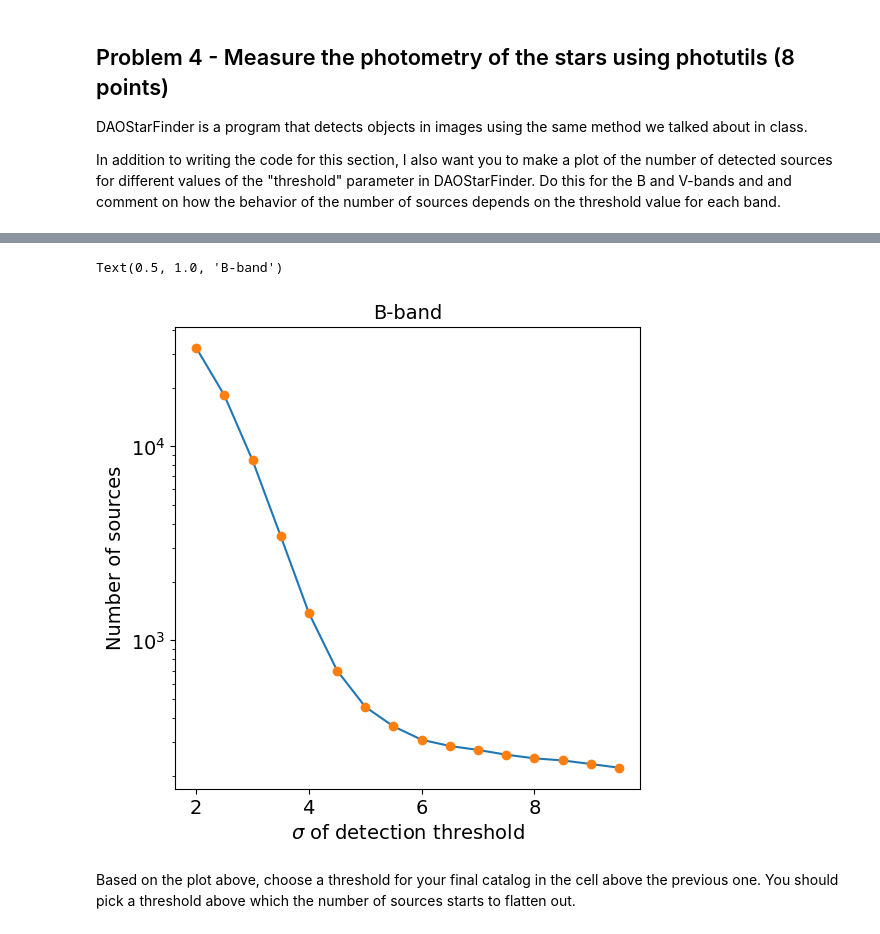
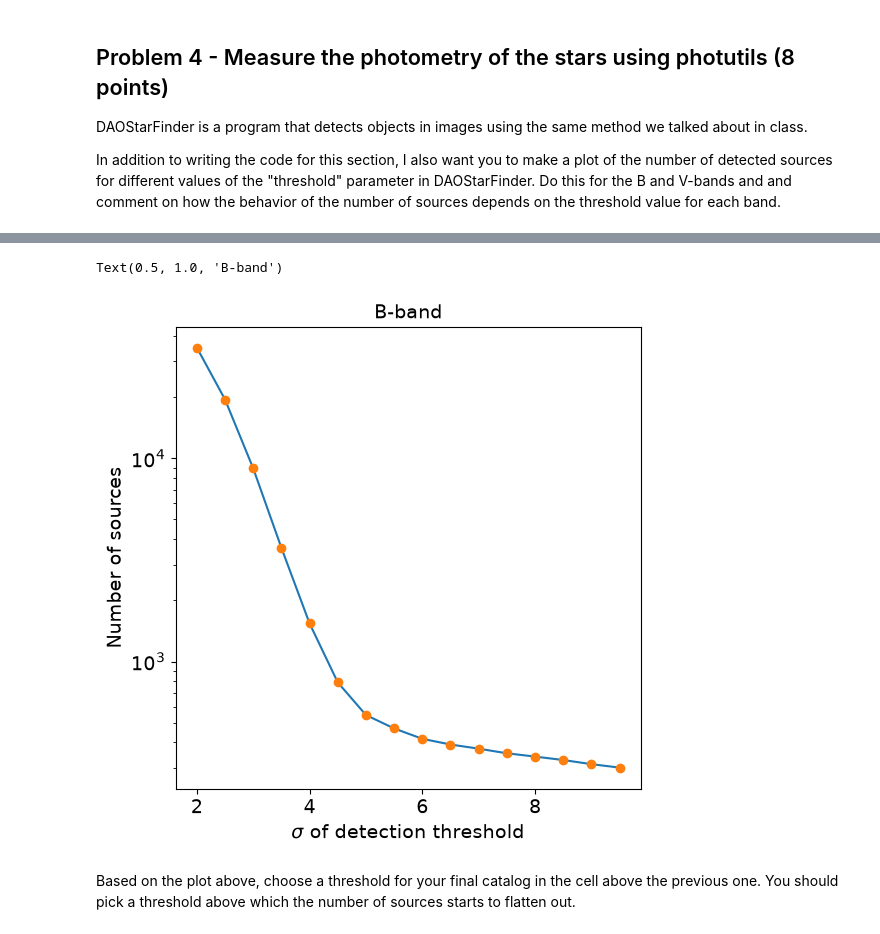
Before and after one commit to j798h711/Cluster_photometry, a Jupyter notebook: cluster_photometry_student.ipynb, the cells around one changed output, grey strips where cells are left out. Cells and saved outputs as stored; diff of their text form; code cells hidden in the pictures.

Commit message:
Add files via upload
Changes made as of 11/4/26 12:51: Completed part 3, started part 4.

```diff
--- a/cluster_photometry_student.ipynb
+++ b/cluster_photometry_student.ipynb
@@ -335,32 +421,32 @@ NameError: name 'DAOStarFinder' is not defined
 # %%
 #This makes a plot of the number of sources for different detection thresholds for the B-band
 #set up an array of thresholds
 thresharr = np.arange(2.,10.,0.5)
 
 #initialize an array that will hold the number of sources that are detected at each threshold
 nsources_b = np.zeros(len(thresharr))
 
 #loop through the thresholds to find how many sources are detected at each threshold
 #************
 #put in the appropriate FWHM you computed for this image earlier.
 for ithresh,thresh in enumerate(thresharr):
-    daofind = DAOStarFinder(fwhm=, threshold=thresh*std_b)
+    daofind = DAOStarFinder(fwhm=4.082, threshold=thresh*std_b) #B-band FWHM is 4.082 per Part 3
     sources_btmp = daofind(data_b - median_b)
     nsources_b[ithresh] = len(sources_btmp)
 
 #plot the number of sources at each threshold
 fig,ax = plt.subplots(figsize=(6,6))
 ax.plot(thresharr,nsources_b)
 ax.plot(thresharr,nsources_b, 'o')
 ax.set_yscale('log')
 ax.set_ylabel('Number of sources', fontsize=14)
 ax.set_xlabel(r'$\sigma$ of detection threshold', fontsize=14)
 ax.tick_params(axis='x', labelsize=14)
 ax.tick_params(axis='y', labelsize=14)
 ax.set_title('B-band', fontsize=14)
 # %% [output]
 Text(0.5, 1.0, 'B-band')
-[figure, old version]
+[figure, new version]
 # %% [markdown]
 Based on the plot above, choose a threshold for your final catalog in the cell above the previous one.  You should pick a threshold above which the number of sources starts to flatten out.
 # %% [markdown]
```
Also changed, not shown: parts of 20 cells of this notebook.
